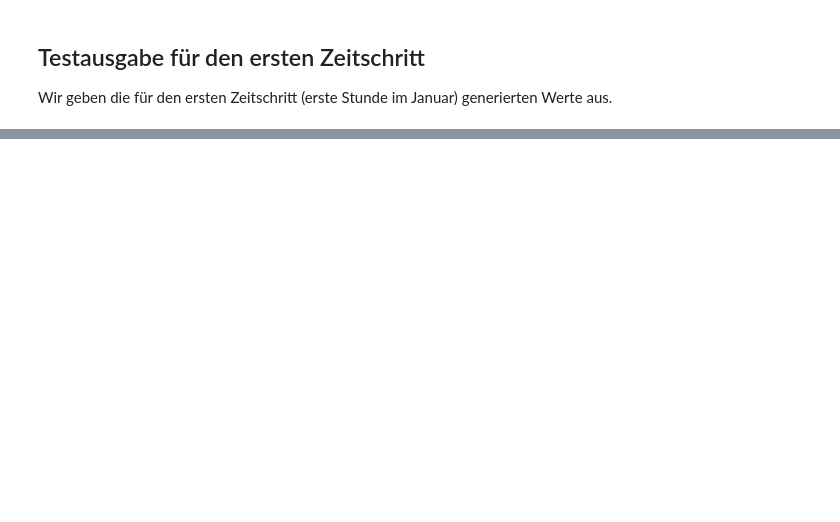
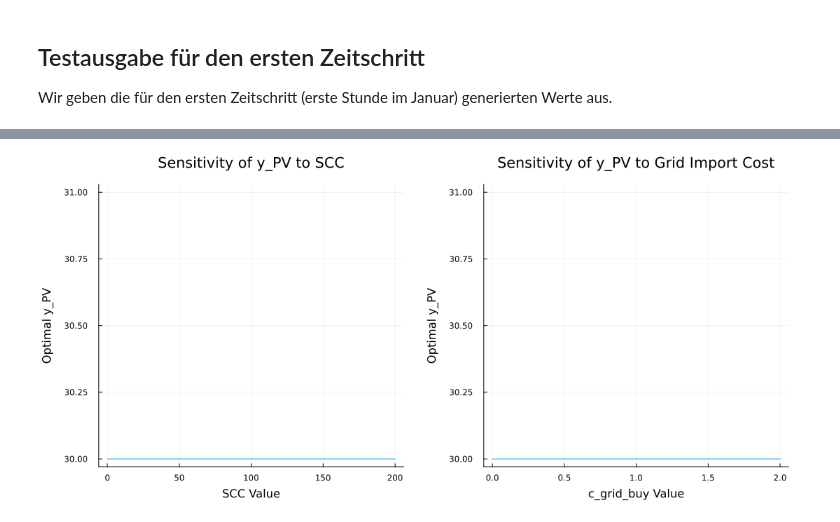
Before and after one commit to czwiessler/AMOProject, a Jupyter notebook: 05_Optimization.ipynb, the cells around one changed output, grey strips where cells are left out. Saved outputs shown, nothing was run; the diff lists cells and outputs as text; code cells hidden in the pictures; blank space fills up the shorter version.

```diff
--- a/05_Optimization.ipynb
+++ b/05_Optimization.ipynb
@@ -289,14 +126,5 @@ Optimale PV-Kapazität: 29.99999771171232
 # %%
-using JuMP, Juniper, Ipopt, HiGHS
-ipopt = optimizer_with_attributes(Ipopt.Optimizer, "print_level" => 0)
-highs = optimizer_with_attributes(HiGHS.Optimizer, "output_flag" => false)
-model = Model(
-    optimizer_with_attributes(
-        Juniper.Optimizer,
-        "nl_solver" => ipopt,
-        "mip_solver" => highs,
-    ),
-)
+model = Model(CPLEX.Optimizer)
 
 # Obere Ebene: Investitionsentscheidung (Leader)
 @variable(model, 0 <= y_PV <= 30)
@@ -314,10 +142,10 @@ model = Model(
 
 # I_pv = (I0 * y_PV^(-p)) * y_PV * (1 + MwSt)
 #      = I0 * y_PV^(1-p) * (1 + MwSt)
-@NLexpression(model, I_pv, I0 * (0.2*y_PV)^(1 - p) * (1 + MwSt))
+@expression(model, I_pv, I0 * (0.2*y_PV) * (1 + MwSt))
 
 # Jährliche Investitionskosten via Annuitätenformel
-@NLexpression(model, A, I_pv * a)
+@expression(model, A, I_pv * a)
 
 
 M = 1_000  # Big-M Wert
@@ -341,12 +169,11 @@ for t in 1:T, ω in 1:num_scenarios
 end
 
 # Zielfunktion: Minimierung der Investitionskosten plus der gewichteten Betriebs- und Emissionskosten
-@NLobjective(model, Min,
+@objective(model, Min,
     (A/365)*12 +
     sum(Φ_t_omega[t][ω] * (c_grid_buy * G_in[t, ω] - c_grid_feed * G_out[t, ω] + SCC * e_grid * G_in[t, ω])
         for t in 1:T, ω in 1:num_scenarios)
 )
 
 optimize!(model)
-println("Optimale Fläche: ", value(y_PV))
 # %% [output]
@@ -369,0 +313,32 @@ Optimale PV-Kapazität: 29.999997711724475
+# %%
+# SCC
+SCC_values = 0:20:200
+y_PV_values = []
+
+for SCC_value in SCC_values
+    SCC = SCC_value
+
+    optimize!(model)
+
+    push!(y_PV_values, value(y_PV))
+end
+
+sens_p1 = plot(SCC_values, y_PV_values, xlabel="SCC Value", ylabel="Optimal y_PV", title="Sensitivity of y_PV to SCC", label=false)
+
+# grid import price
+c_grid_buy_values = 0:0.2:2
+y_PV_values = []
+
+for c_grid_buy_value in c_grid_buy_values
+    c_grid_buy = c_grid_buy_value
+
+    optimize!(model)
+
+    push!(y_PV_values, value(y_PV))
+end
+
+sens_p2 = plot(c_grid_buy_values, y_PV_values, xlabel="c_grid_buy Value", ylabel="Optimal y_PV", title="Sensitivity of y_PV to Grid Import Cost", label=false)
+
+plot(sens_p1, sens_p2, layout=(1, 2), size=(1100, 500), margin=5mm)
+# %% [output]
+[figure, added]
```
Also changed, not shown: parts of 26 cells of this notebook.
